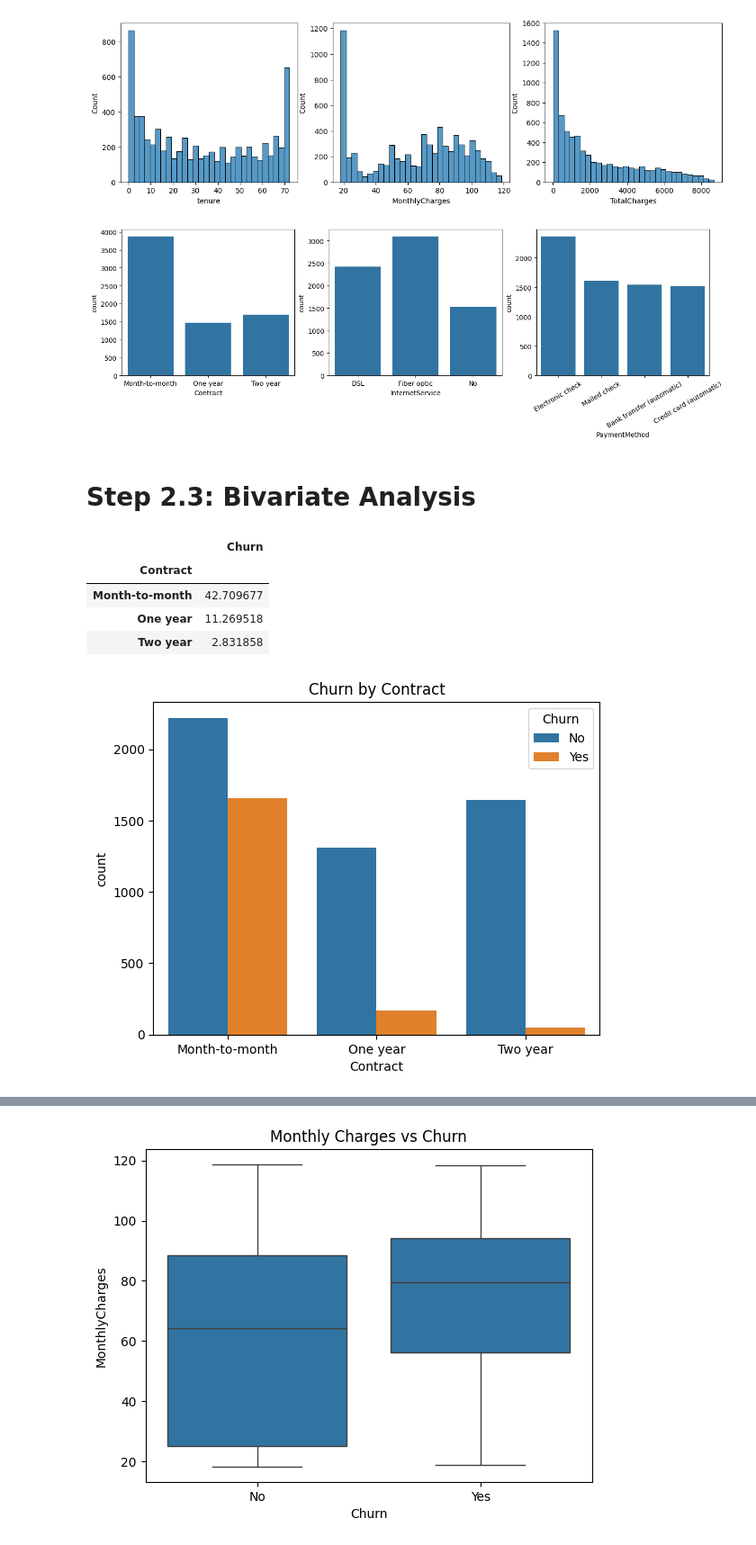
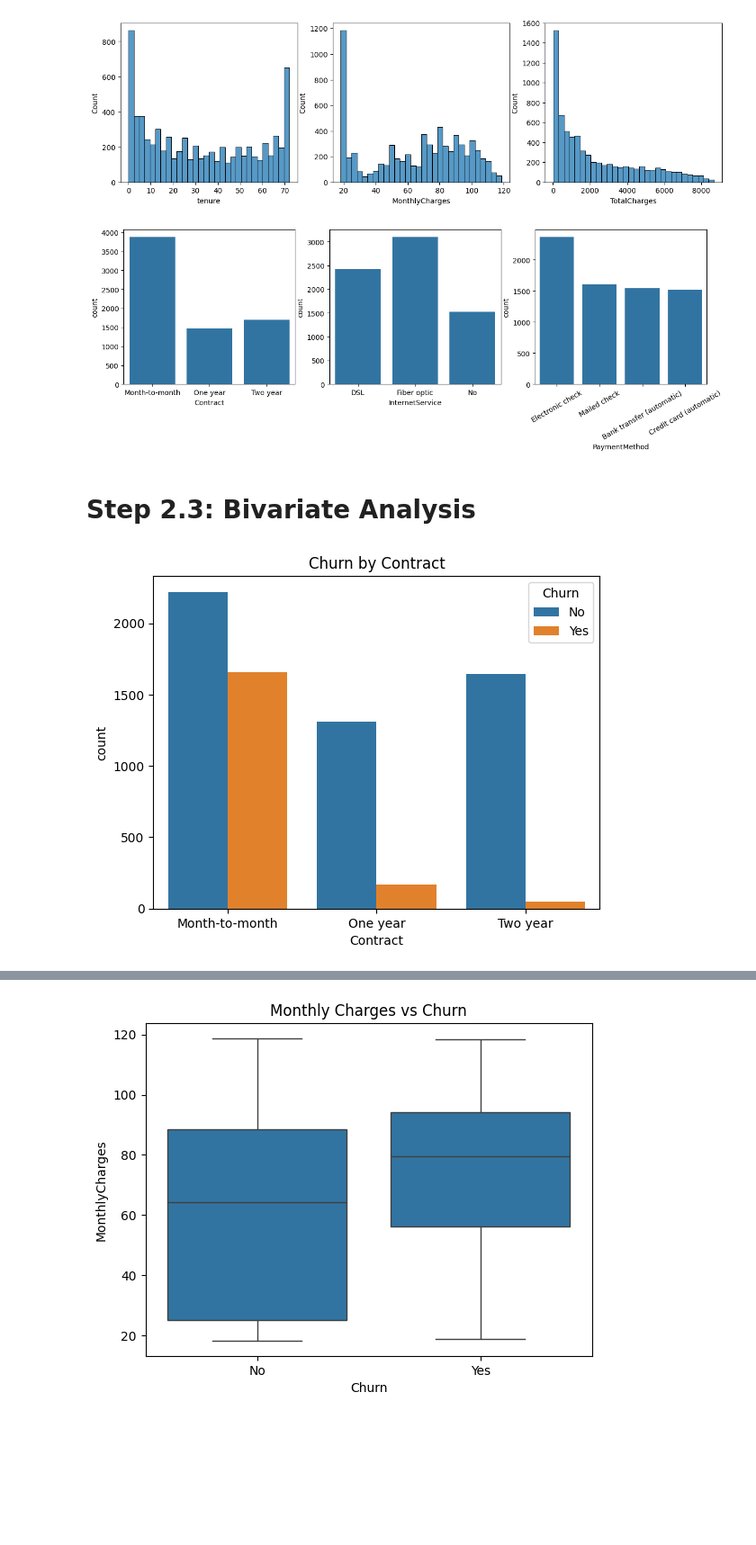
Before and after one commit to harshdyp/Customer-Churn-ML, a Jupyter notebook: CustomerChurn_SupervisedLearning.ipynb, the cells around one changed output, grey strips where cells are left out. Shown at 90% size. Drawn from its saved outputs; the diff is of its cells as text; code cells hidden in the pictures; blank space fills up the shorter version.

```diff
--- a/CustomerChurn_SupervisedLearning.ipynb
+++ b/CustomerChurn_SupervisedLearning.ipynb
@@ -82,27 +81,24 @@ plt.show()
 # %% [output]
 [figure]
 # %%
-fig, axes = plt.subplots(1, 3, figsize=(16, 4))
+# Categorical countplots
+fig, axes = plt.subplots(1, 3, figsize=(15, 4))
 sns.countplot(x='Contract', data=df, ax=axes[0])
 sns.countplot(x='InternetService', data=df, ax=axes[1])
 sns.countplot(x='PaymentMethod', data=df, ax=axes[2])
 axes[2].tick_params(axis='x', rotation=30)
 plt.show()
 # %% [output]
-[figure, old version]
+[figure, new version]
 # %% [markdown]
 # Step 2.3: Bivariate Analysis
 # %%
+# Churn rate by Contract
 sns.countplot(x='Contract', hue='Churn', data=df)
 plt.title('Churn by Contract')
 plt.show()
 
-df.groupby('Contract')['Churn'].apply(lambda x: (x == 'Yes').mean() * 100)
+df.groupby('Contract')['Churn'].value_counts(normalize=True)[:, 'Yes'] * 100
 # %% [output]
-|  | Churn |
-| Contract |  |
-| Month-to-month | 42.709677 |
-| One year | 11.269518 |
-| Two year | 2.831858 |
 [figure]
 # %%
```
Also changed, not shown: parts of 30 cells of this notebook.
